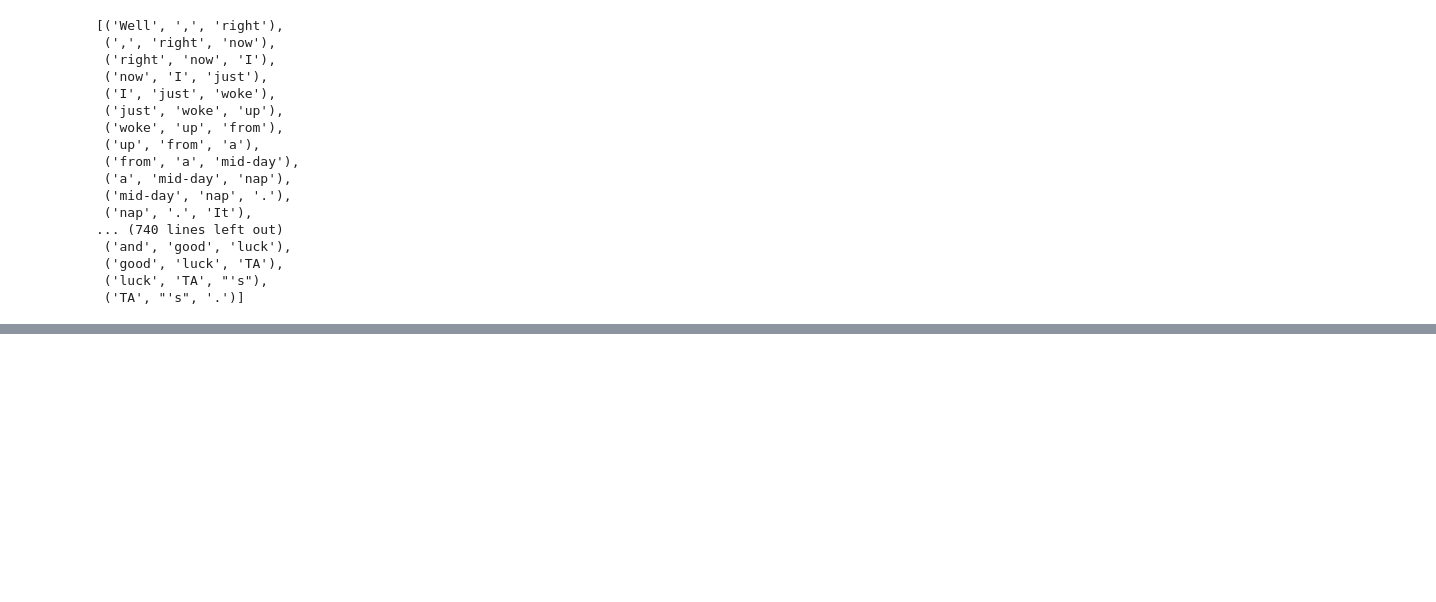
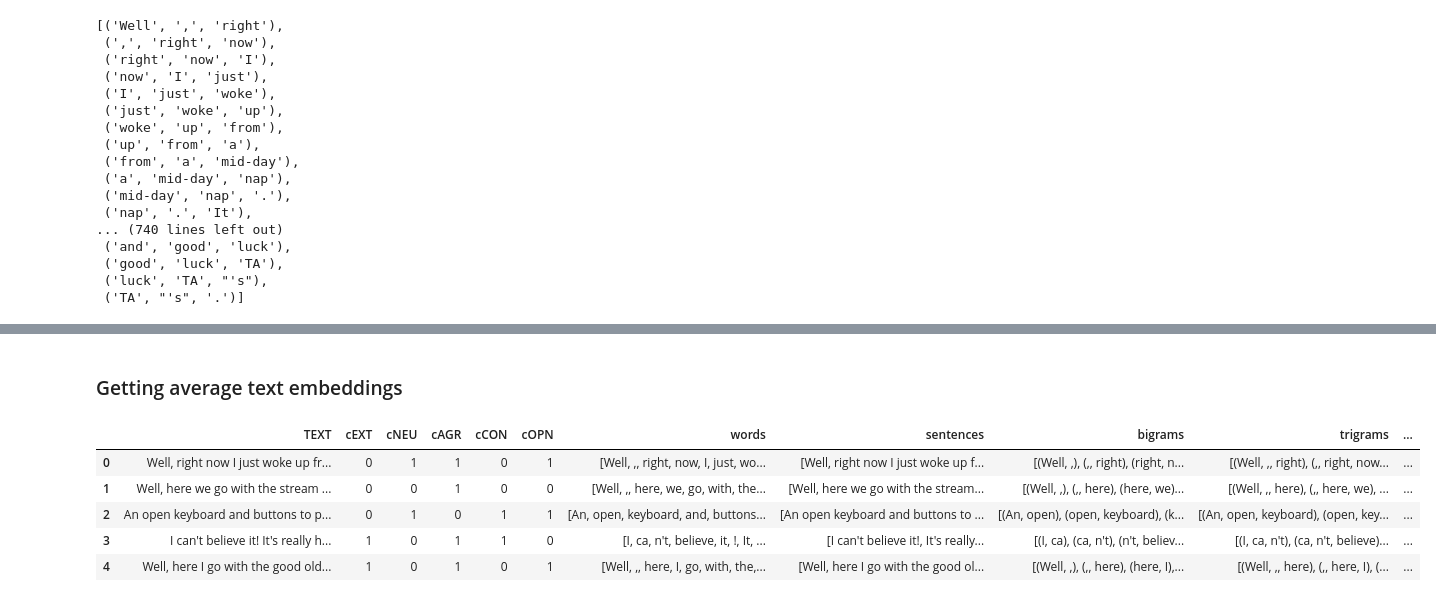
Before and after one commit to ilinardic22/TAR-project-2023, a Jupyter notebook: src/data_preparation.ipynb, the cells around one changed output, grey strips where cells are left out. Drawn from its saved outputs; the diff is of its cells as text; code cells hidden in the pictures; blank space fills up the shorter version.

Commit message:
[dj-23052023-avg-emb] add average word embeddings

```diff
--- a/src/data_preparation.ipynb
+++ b/src/data_preparation.ipynb
@@ -147,0 +169,6 @@ essays.iloc[0].trigrams
+# %%
+nlp = spacy.load("en_core_web_lg")
+tokens = nlp("dog cat banana afskfsd")
+
+for token in tokens:
+    print(token.text, token.vector)
@@ -147,0 +193,24 @@ essays.iloc[0].trigrams
+# %%
+def avg_text_embedding(text):
+
+    nlp = spacy.load("en_core_web_lg")
+    tokens = nlp(text)
+    sum=0
+    counter=0
+    for token in tokens:
+        sum+=token.vector
+        counter+=1
+    return sum/counter
+# %% [markdown]
+### Getting average text embeddings
+# %%
+essays["average_word_embedding"]=essays.apply(lambda x: avg_text_embedding(x["TEXT"]), axis=1)
+# %%
+essays.head()
+# %% [output]
+|  | TEXT | cEXT | cNEU | cAGR | cCON | cOPN | words | sentences | bigrams | trigrams | ... |
+| 0 | Well, right now I just woke up fr... | 0 | 1 | 1 | 0 | 1 | [Well, ,, right, now, I, just, wo... | [Well, right now I just woke up f... | [(Well, ,), (,, right), (right, n... | [(Well, ,, right), (,, right, now... | ... |
+| 1 | Well, here we go with the stream ... | 0 | 0 | 1 | 0 | 0 | [Well, ,, here, we, go, with, the... | [Well, here we go with the stream... | [(Well, ,), (,, here), (here, we)... | [(Well, ,, here), (,, here, we), ... | ... |
+| 2 | An open keyboard and buttons to p... | 0 | 1 | 0 | 1 | 1 | [An, open, keyboard, and, buttons... | [An open keyboard and buttons to ... | [(An, open), (open, keyboard), (k... | [(An, open, keyboard), (open, key... | ... |
+| 3 | I can't believe it! It's really h... | 1 | 0 | 1 | 1 | 0 | [I, ca, n't, believe, it, !, It, ... | [I can't believe it!, It's really... | [(I, ca), (ca, n't), (n't, believ... | [(I, ca, n't), (ca, n't, believe)... | ... |
+| 4 | Well, here I go with the good old... | 1 | 0 | 1 | 0 | 1 | [Well, ,, here, I, go, with, the,... | [Well, here I go with the good ol... | [(Well, ,), (,, here), (here, I),... | [(Well, ,, here), (,, here, I), (... | ... |
```
Also changed, not shown: parts of 5 cells of this notebook.
